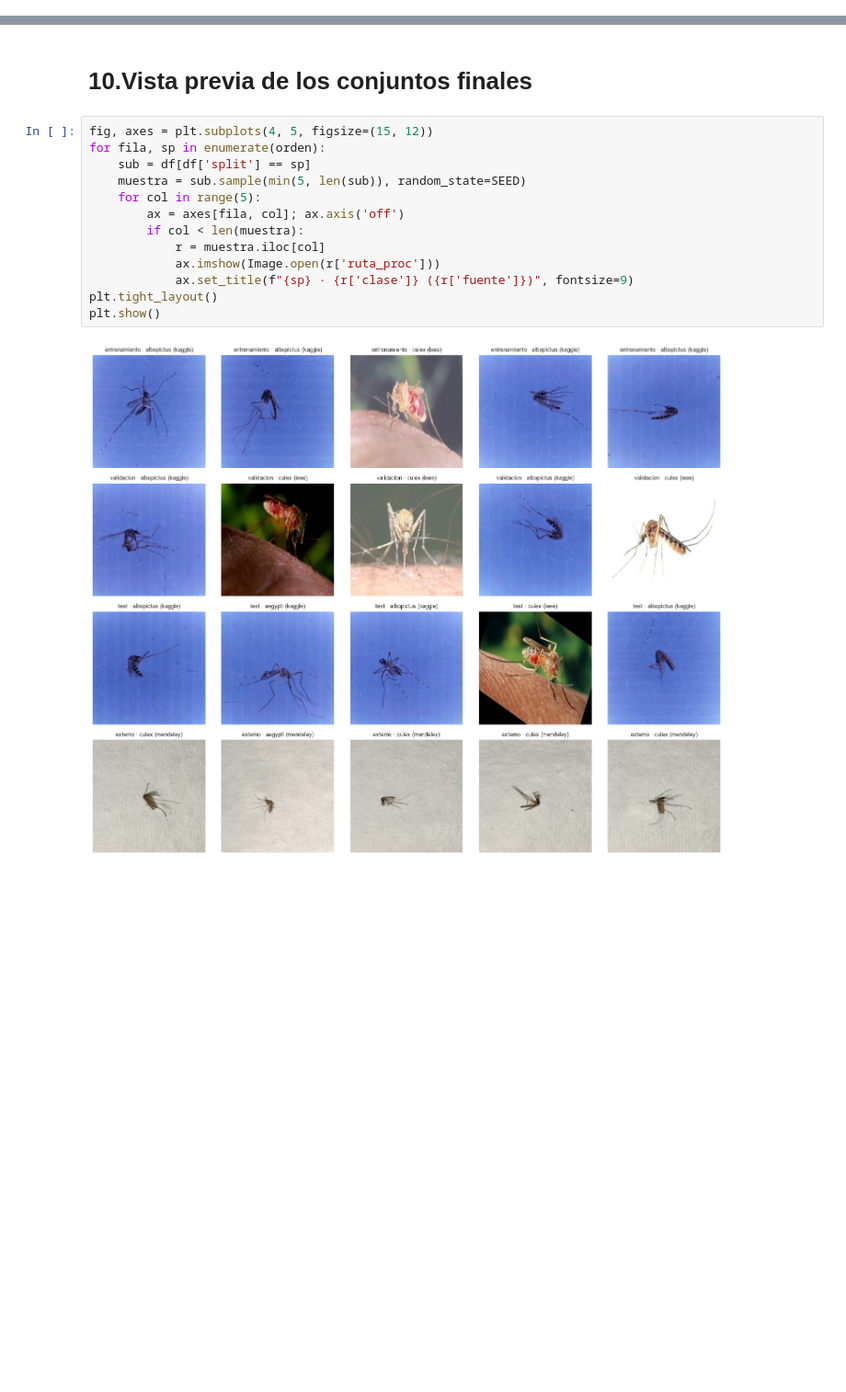
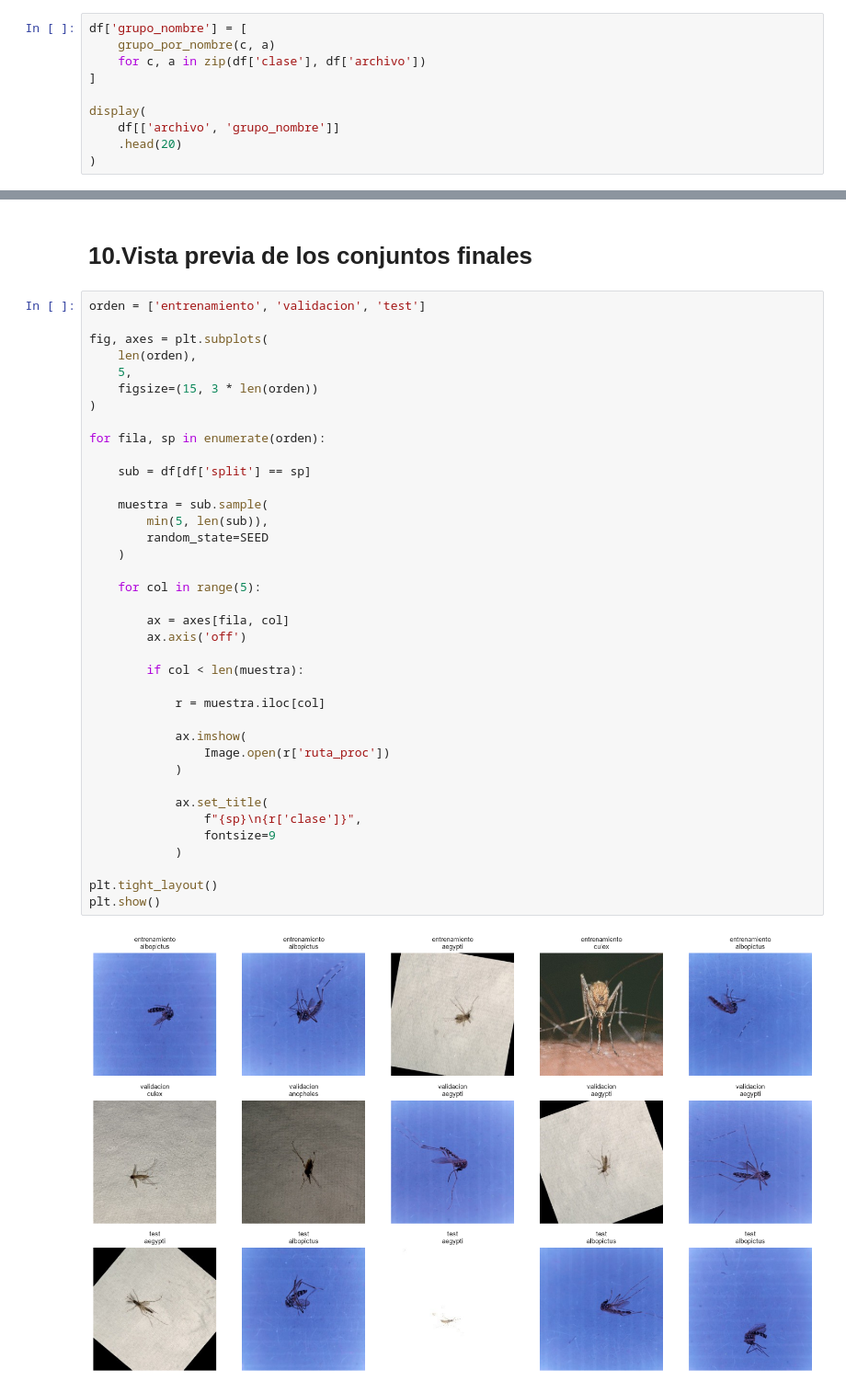
Before and after one commit to SebasCS-1/VectorIA, a Jupyter notebook: notebooks/02_Preprocesado_y_Split.ipynb, the cells around one changed output, grey strips where cells are left out. Shown at 92% size. Drawn from its saved outputs; the diff is of its cells as text; blank space fills up the shorter version.

```diff
--- a/notebooks/02_Preprocesado_y_Split.ipynb
+++ b/notebooks/02_Preprocesado_y_Split.ipynb
@@ -254,0 +430,10 @@ el patrón de nombres es distinto al supuesto y hay que ajustar la expresión re
+# %%
+df['grupo_nombre'] = [
+    grupo_por_nombre(c, a)
+    for c, a in zip(df['clase'], df['archivo'])
+]
+
+display(
+    df[['archivo', 'grupo_nombre']]
+    .head(20)
+)
@@ -509,17 +1051,42 @@ F1 macro (aegypti vs albopictus, solo Kaggle): 0.795
 # %% [markdown]
 # 10.Vista previa de los conjuntos finales
 # %%
-fig, axes = plt.subplots(4, 5, figsize=(15, 12))
+orden = ['entrenamiento', 'validacion', 'test']
+
+fig, axes = plt.subplots(
+    len(orden),
+    5,
+    figsize=(15, 3 * len(orden))
+)
+
 for fila, sp in enumerate(orden):
+
     sub = df[df['split'] == sp]
-    muestra = sub.sample(min(5, len(sub)), random_state=SEED)
+
+    muestra = sub.sample(
+        min(5, len(sub)),
+        random_state=SEED
+    )
+
     for col in range(5):
-        ax = axes[fila, col]; ax.axis('off')
+
+        ax = axes[fila, col]
+        ax.axis('off')
+
         if col < len(muestra):
+
             r = muestra.iloc[col]
-            ax.imshow(Image.open(r['ruta_proc']))
-            ax.set_title(f"{sp} · {r['clase']} ({r['fuente']})", fontsize=9)
+
+            ax.imshow(
+                Image.open(r['ruta_proc'])
+            )
+
+            ax.set_title(
+                f"{sp}\n{r['clase']}",
+                fontsize=9
+            )
+
 plt.tight_layout()
 plt.show()
 # %% [output]
-[figure, old version]
+[figure, new version]
```
Also changed, not shown: parts of 25 cells of this notebook, 5 other files.
